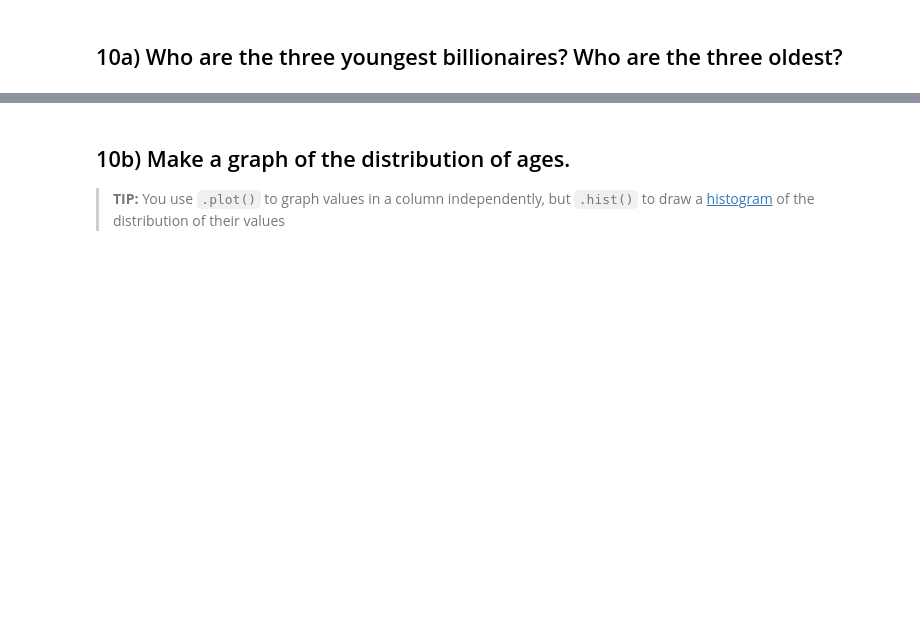
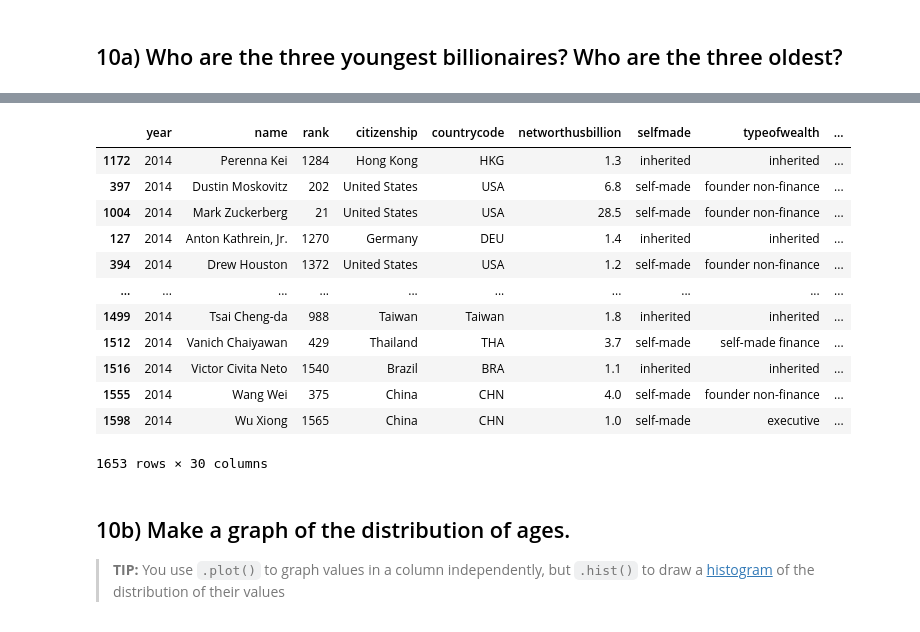
Before and after one commit to lei10003/05-homework-basics, a Jupyter notebook: 02-Billionaires.ipynb, the cells around one changed output, grey strips where cells are left out. Saved outputs shown, nothing was run; the diff lists cells and outputs as text; code cells hidden in the pictures; blank space fills up the shorter version.

```diff
--- a/02-Billionaires.ipynb
+++ b/02-Billionaires.ipynb
@@ -237,3 +339,19 @@ I am **not** asking which country has the most billionaires - this is **total am
+# %%
+df.sort_values(by = 'age', ascending = True)
+# %% [output]
+|  | year | name | rank | citizenship | countrycode | networthusbillion | selfmade | typeofwealth | ... |
+| 1172 | 2014 | Perenna Kei | 1284 | Hong Kong | HKG | 1.3 | inherited | inherited | ... |
+| 397 | 2014 | Dustin Moskovitz | 202 | United States | USA | 6.8 | self-made | founder non-finance | ... |
+| 1004 | 2014 | Mark Zuckerberg | 21 | United States | USA | 28.5 | self-made | founder non-finance | ... |
+| 127 | 2014 | Anton Kathrein, Jr. | 1270 | Germany | DEU | 1.4 | inherited | inherited | ... |
+| 394 | 2014 | Drew Houston | 1372 | United States | USA | 1.2 | self-made | founder non-finance | ... |
+| ... | ... | ... | ... | ... | ... | ... | ... | ... | ... |
+| 1499 | 2014 | Tsai Cheng-da | 988 | Taiwan | Taiwan | 1.8 | inherited | inherited | ... |
+| 1512 | 2014 | Vanich Chaiyawan | 429 | Thailand | THA | 3.7 | self-made | self-made finance | ... |
+| 1516 | 2014 | Victor Civita Neto | 1540 | Brazil | BRA | 1.1 | inherited | inherited | ... |
+| 1555 | 2014 | Wang Wei | 375 | China | CHN | 4.0 | self-made | founder non-finance | ... |
+| 1598 | 2014 | Wu Xiong | 1565 | China | CHN | 1.0 | self-made | executive | ... |
+1653 rows × 30 columns
 # %% [markdown]
 ## 10b) Make a graph of the distribution of ages.
 
```
Also changed, not shown: parts of 12 cells of this notebook.
